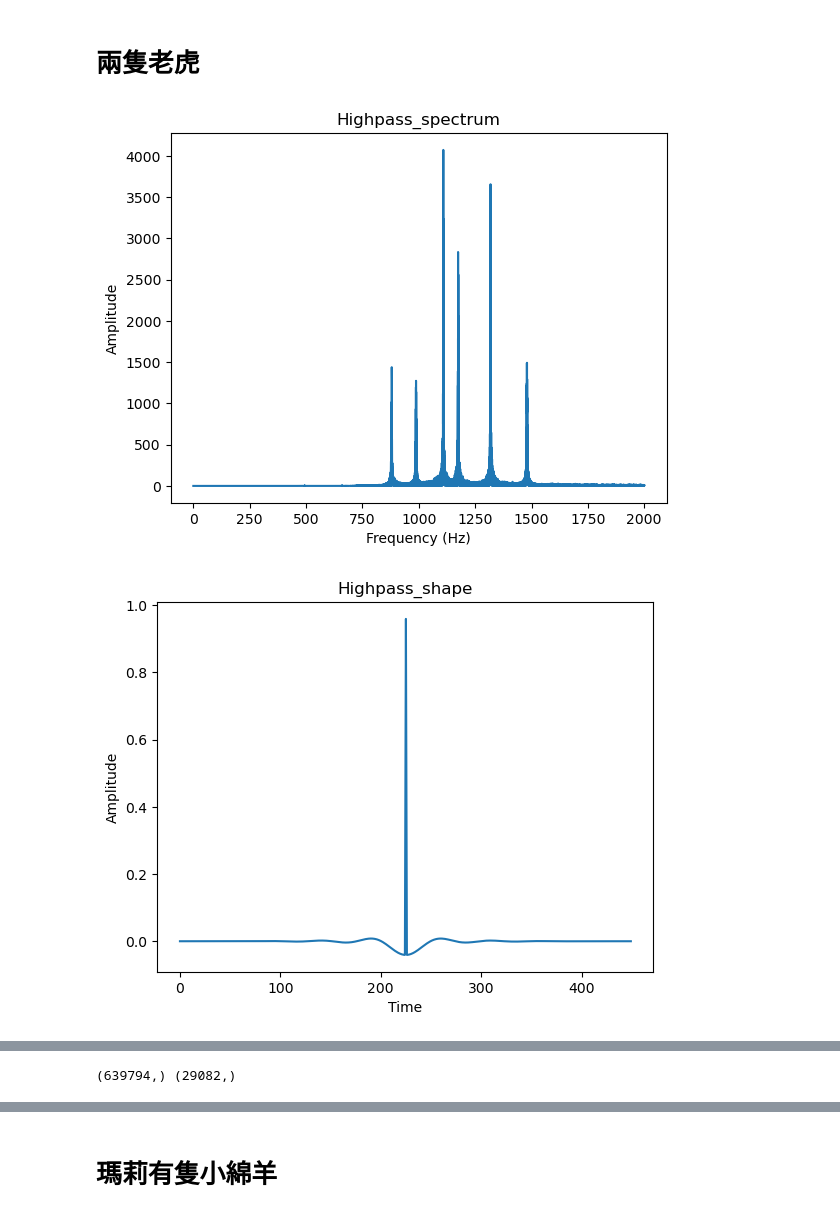
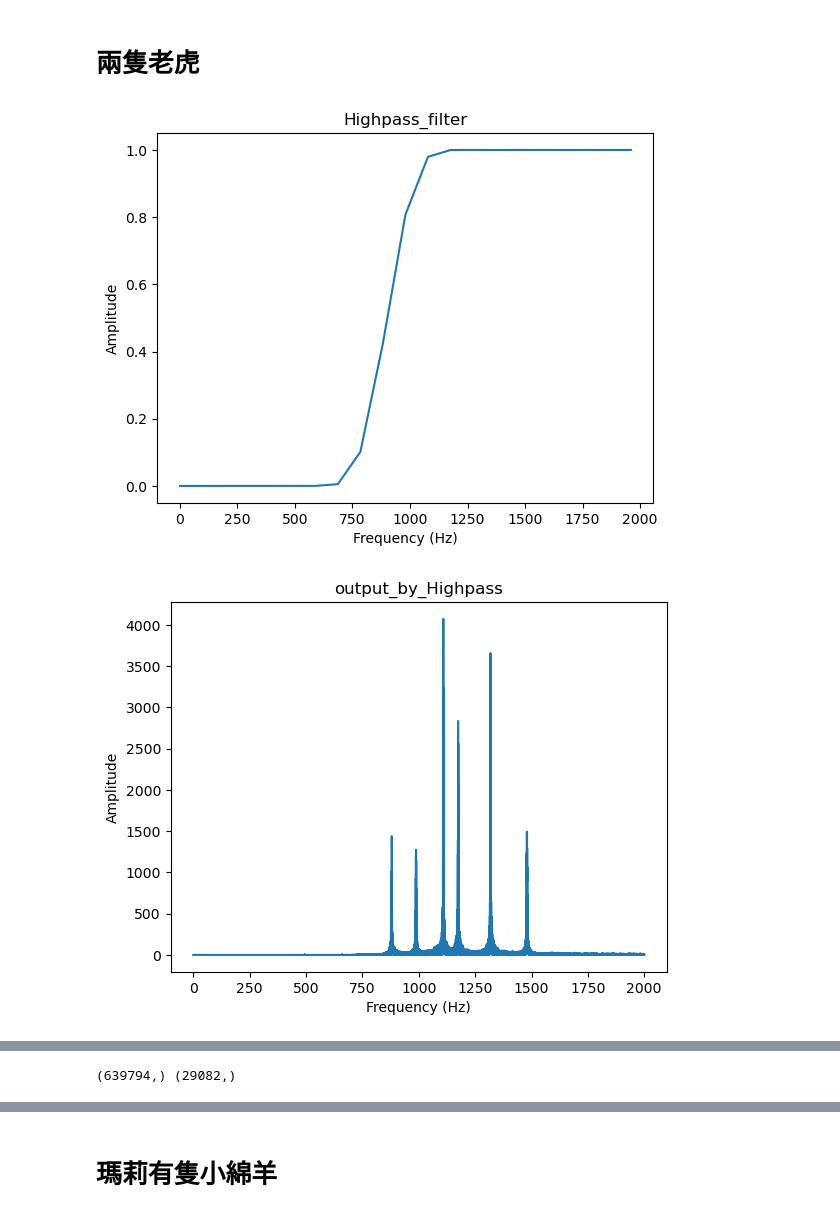
Before and after one commit to 108062138/multimedia-hw2, a Jupyter notebook: Q2/2.ipynb, the cells around one changed output, grey strips where cells are left out. Saved outputs shown, nothing was run; the diff lists cells and outputs as text; code cells hidden in the pictures.

```diff
--- a/Q2/2.ipynb
+++ b/Q2/2.ipynb
@@ -166,21 +168,22 @@ video_saver(input_audio=down_sampling_res, sampling_rate=new_sampling_rate, file
 # %%
 #lib = ['rectangular', 'hamming', 'hanning', 'blackman']
 lib = ['blackman']
 N = 450
 f_cutoff = 900
 for name in lib:
     my_high_pass_filter = high_pass_filter(f_cutoff=f_cutoff, f_sampling_rate=sampling_rate, N = N, window_type=name)
+    freq_domain(input_audio=my_high_pass_filter, f_sampling_rate=sampling_rate, filename='Highpass_filter')
     res = masking(input_audio=input_audio, my_filter=my_high_pass_filter, N = N)
     tmp = res.copy()
-    freq_domain(input_audio=res, f_sampling_rate=sampling_rate, filename='Highpass_spectrum')
+    freq_domain(input_audio=res, f_sampling_rate=sampling_rate, filename='output_by_Highpass')
     time_domain(input_audio=my_high_pass_filter, filename='Highpass_shape')
     save_name = '.\\output\\Highpass_'+ str(f_cutoff) + '_' + str(N)
     video_saver(input_audio=res, sampling_rate=sampling_rate, filename=save_name + '.wav')
 
     new_sampling_rate = 2000
     down_sampling_res = down_sampling(input_audio=tmp, sampling_rate=sampling_rate, new_sampling_rate=new_sampling_rate)
     freq_domain(input_audio=down_sampling_res, f_sampling_rate=new_sampling_rate, filename='high_pass_freq_2khz')
     video_saver(input_audio=down_sampling_res, sampling_rate=new_sampling_rate, filename=save_name + '_2kHZ.wav')
 # %% [output]
-[figure, old version]
+[figure, new version]
-[figure, old version]
+[figure, new version]
```
Also changed, not shown: parts of 3 cells of this notebook, 3 other files.
